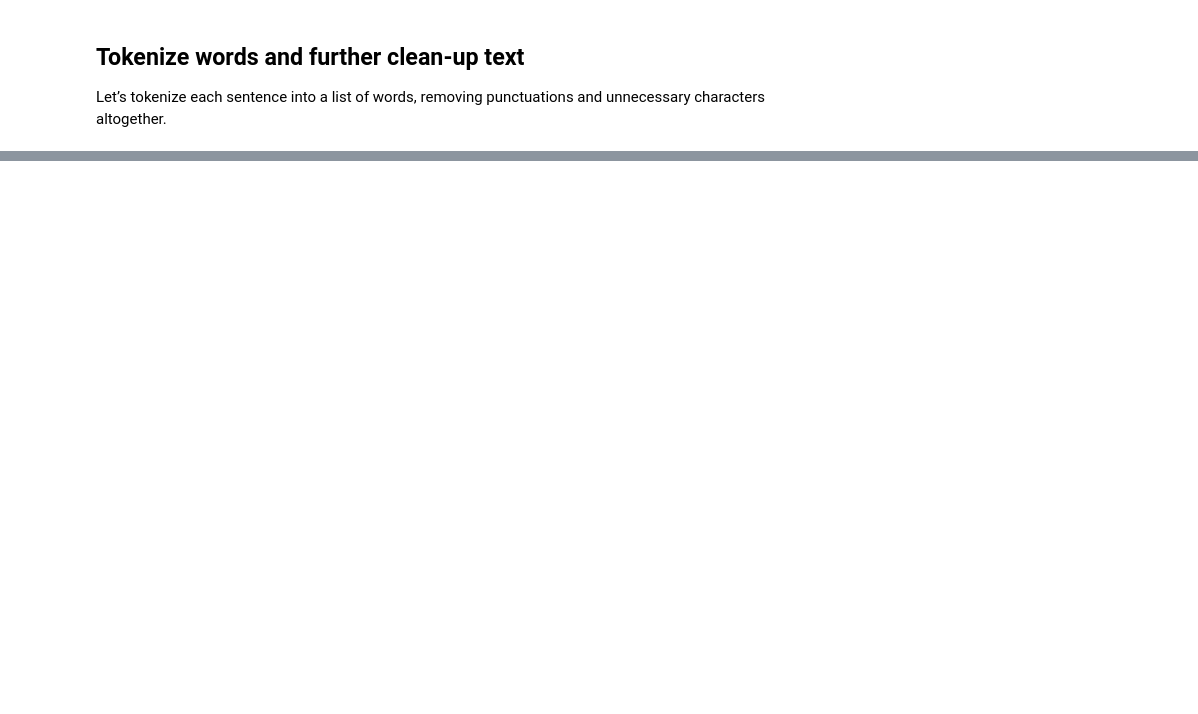
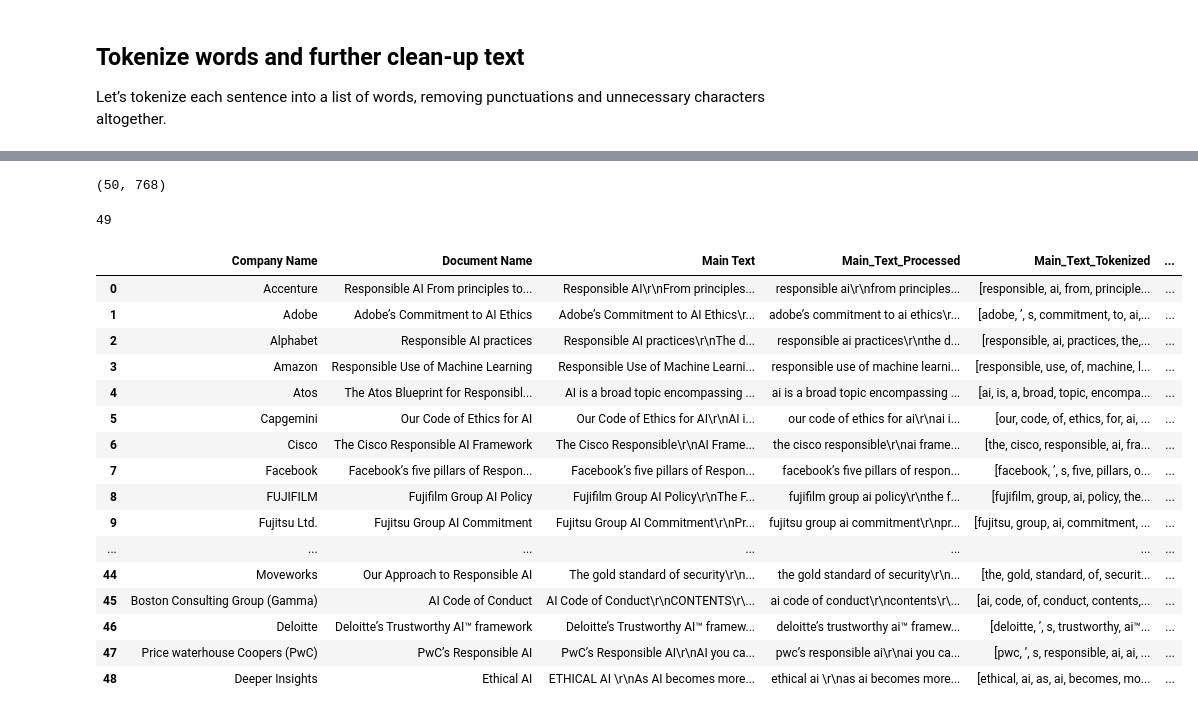
Before and after one commit to Kensuzuki95/Corporate_AI_Ethics_Guideline_Analysis, a Jupyter notebook: Dataset_Preprocess.ipynb, the cells around one changed output, grey strips where cells are left out. Drawn from its saved outputs; the diff is of its cells as text; code cells hidden in the pictures; blank space fills up the shorter version.

```diff
--- a/Dataset_Preprocess.ipynb
+++ b/Dataset_Preprocess.ipynb
@@ -115,0 +144,5 @@ print(data_words[:1][0][:30])
+# %%
+!pip install sentence_transformers
+from sentence_transformers import SentenceTransformer
+
+model = SentenceTransformer('bert-base-nli-mean-tokens')
@@ -115,0 +167,4 @@ print(data_words[:1][0][:30])
+# %%
+sentences = text_data['Main Text'].values.tolist()
+sentences.insert(0, 'It should be recognized that AI technologies do not necessarily, per se, ensure human and environmental and ecosystem flourishing. Furthermore, none of the processes related to the AI system life cycle shall exceed what is necessary to achieve legitimate aims or objectives and should be appropriate to the context. In the event of possible occurrence of any harm to human beings, human rights and fundamental freedoms, communities and society at large or the environment and ecosystems, the implementation of procedures for risk assessment and the adoption of measures in order to preclude the occurrence of such harm should be ensured.\nThe choice to use AI systems and which AI method to use should be justified in the following ways: (a) the AI method chosen should be appropriate and proportional to achieve a given legitimate aim; (b) the AI method chosen should not infringe upon the foundational values captured in this document, in particular, its use must not violate or abuse human rights; and (c) the AI method should be appropriate to the context and should be based on rigorous scientific foundations. In scenarios where decisions are understood to have an impact that is irreversible or difficult to reverse or may involve life and death decisions, final human determination should apply. In particular, AI systems should not be used for social scoring or mass surveillance purposes.')
+#sentences
@@ -115,0 +189,6 @@ print(data_words[:1][0][:30])
+# %%
+sentence_embeddings = model.encode(sentences)
+# %%
+sentence_embeddings.shape
+# %% [output]
+(50, 768)
@@ -115,0 +197,28 @@ print(data_words[:1][0][:30])
+# %%
+results = cosine_similarity([sentence_embeddings[0]], sentence_embeddings[1:])
+results = results.tolist()
+results = results[0]
+len(results)
+# %% [output]
+49
+# %%
+text_data['Similarity_Score'] = results
+text_data
+# %% [output]
+|  | Company Name | Document Name | Main Text | Main_Text_Processed | Main_Text_Tokenized | ... |
+| 0 | Accenture | Responsible AI From principles to... | Responsible AI\r\nFrom principles... | responsible ai\r\nfrom principles... | [responsible, ai, from, principle... | ... |
+| 1 | Adobe | Adobe’s Commitment to AI Ethics | Adobe’s Commitment to AI Ethics\r... | adobe’s commitment to ai ethics\r... | [adobe, ’, s, commitment, to, ai,... | ... |
+| 2 | Alphabet | Responsible AI practices | Responsible AI practices\r\nThe d... | responsible ai practices\r\nthe d... | [responsible, ai, practices, the,... | ... |
+| 3 | Amazon | Responsible Use of Machine Learning | Responsible Use of Machine Learni... | responsible use of machine learni... | [responsible, use, of, machine, l... | ... |
+| 4 | Atos | The Atos Blueprint for Responsibl... | AI is a broad topic encompassing ... | ai is a broad topic encompassing ... | [ai, is, a, broad, topic, encompa... | ... |
+| 5 | Capgemini | Our Code of Ethics for AI | Our Code of Ethics for AI\r\nAI i... | our code of ethics for ai\r\nai i... | [our, code, of, ethics, for, ai, ... | ... |
+| 6 | Cisco | The Cisco Responsible AI Framework | The Cisco Responsible\r\nAI Frame... | the cisco responsible\r\nai frame... | [the, cisco, responsible, ai, fra... | ... |
+| 7 | Facebook | Facebook’s five pillars of Respon... | Facebook’s five pillars of Respon... | facebook’s five pillars of respon... | [facebook, ’, s, five, pillars, o... | ... |
+| 8 | FUJIFILM | Fujifilm Group AI Policy | Fujifilm Group AI Policy\r\nThe F... | fujifilm group ai policy\r\nthe f... | [fujifilm, group, ai, policy, the... | ... |
+| 9 | Fujitsu Ltd. | Fujitsu Group AI Commitment | Fujitsu Group AI Commitment\r\nPr... | fujitsu group ai commitment\r\npr... | [fujitsu, group, ai, commitment, ... | ... |
+| ... | ... | ... | ... | ... | ... | ... |
+| 44 | Moveworks | Our Approach to Responsible AI | The gold standard of security\r\n... | the gold standard of security\r\n... | [the, gold, standard, of, securit... | ... |
+| 45 | Boston Consulting Group (Gamma) | AI Code of Conduct | AI Code of Conduct\r\nCONTENTS\r\... | ai code of conduct\r\ncontents\r\... | [ai, code, of, conduct, contents,... | ... |
+| 46 | Deloitte | Deloitte’s Trustworthy AI™ framework | Deloitte’s Trustworthy AI™ framew... | deloitte’s trustworthy ai™ framew... | [deloitte, ’, s, trustworthy, ai™... | ... |
+| 47 | Price waterhouse Coopers (PwC) | PwC’s Responsible AI | PwC’s Responsible AI\r\nAI you ca... | pwc’s responsible ai\r\nai you ca... | [pwc, ’, s, responsible, ai, ai, ... | ... |
+| 48 | Deeper Insights | Ethical AI | ETHICAL AI \r\nAs AI becomes more... | ethical ai \r\nas ai becomes more... | [ethical, ai, as, ai, becomes, mo... | ... |
```
Also changed, not shown: parts of 9 cells of this notebook.
